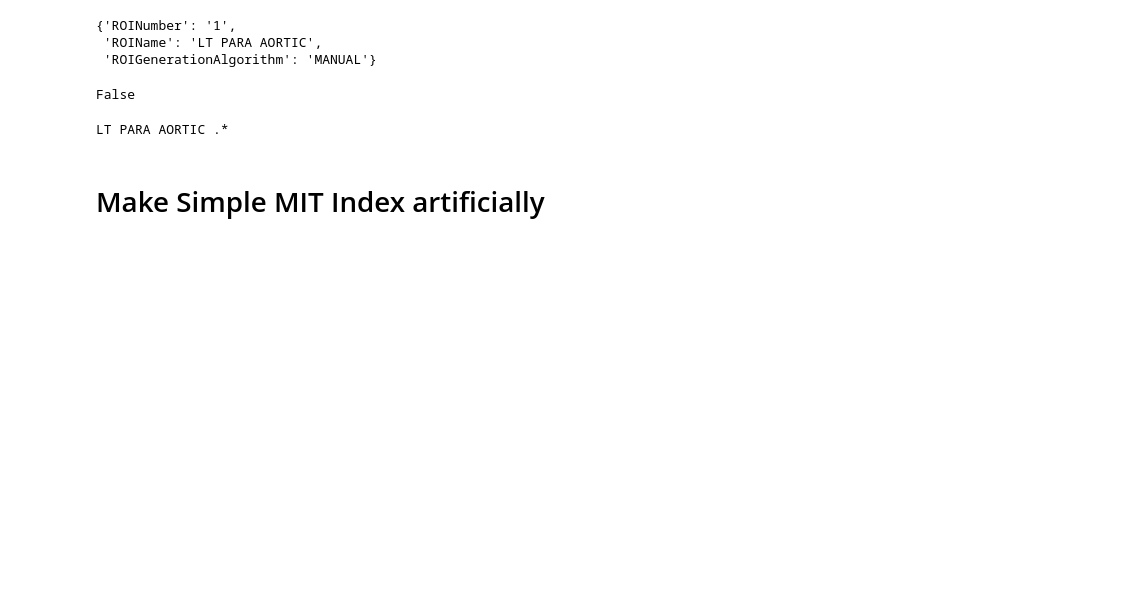
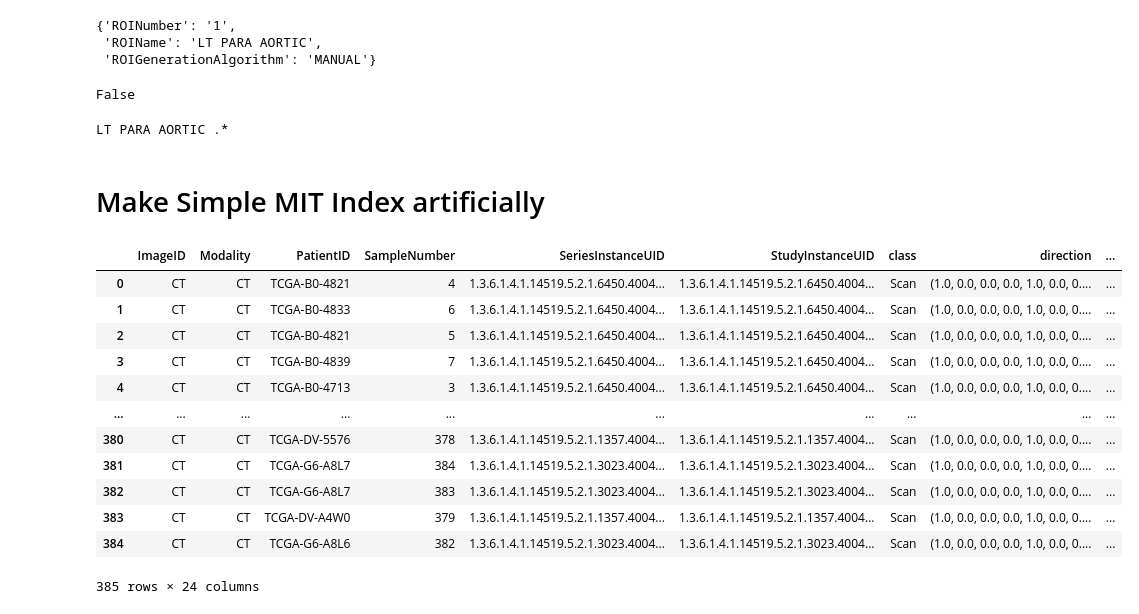
Before and after one commit to bhklab/readii_2_roqc, a Jupyter notebook: sandbox/get_seg_file_metadata.ipynb, the cells around one changed output. Drawn from its saved outputs; the diff is of its cells as text; code cells hidden in the pictures; blank space fills up the shorter version.

Commit message:
refactor: make simplie index generator more general

```diff
--- a/sandbox/get_seg_file_metadata.ipynb
+++ b/sandbox/get_seg_file_metadata.ipynb
@@ -112,10 +112,28 @@ LT PARA AORTIC .*
 # %%
 from imgtools.autopipeline import SIMPLIFIED_COLUMNS
 import pandas as pd
-path = dirs.PROCDATA / "TCIA_CPTAC-CCRCC" / "images" / "mit_CPTAC-CCRCC" / "mit_CPTAC-CCRCC_index.csv"
+
+dataset = "TCGA-KIRC"
+path = dirs.PROCDATA / f"TCIA_{dataset}" / "images" / f"mit_{dataset}" / f"mit_{dataset}_index.csv"
 
 mit_index = pd.read_csv(filepath_or_buffer= path)
 
-mit_index_simple = mit_index[SIMPLIFIED_COLUMNS]
+mit_index_simple = mit_index[mit_index.columns.intersection(SIMPLIFIED_COLUMNS)]
 
-mit_index_simple.to_csv(dirs.PROCDATA / "TCIA_CPTAC-CCRCC" / "images" / "mit_CPTAC-CCRCC" / "mit_CPTAC-CCRCC_index-simple.csv", index=False)
+mit_index_simple.to_csv(dirs.PROCDATA / f"TCIA_{dataset}" / "images" / f"mit_{dataset}" / f"mit_{dataset}_index-simple.csv", index=False)
+# %%
+mit_index_simple
+# %% [output]
+|  | ImageID | Modality | PatientID | SampleNumber | SeriesInstanceUID | StudyInstanceUID | class | direction | ... |
+| 0 | CT | CT | TCGA-B0-4821 | 4 | 1.3.6.1.4.1.14519.5.2.1.6450.4004... | 1.3.6.1.4.1.14519.5.2.1.6450.4004... | Scan | (1.0, 0.0, 0.0, 0.0, 1.0, 0.0, 0.... | ... |
+| 1 | CT | CT | TCGA-B0-4833 | 6 | 1.3.6.1.4.1.14519.5.2.1.6450.4004... | 1.3.6.1.4.1.14519.5.2.1.6450.4004... | Scan | (1.0, 0.0, 0.0, 0.0, 1.0, 0.0, 0.... | ... |
+| 2 | CT | CT | TCGA-B0-4821 | 5 | 1.3.6.1.4.1.14519.5.2.1.6450.4004... | 1.3.6.1.4.1.14519.5.2.1.6450.4004... | Scan | (1.0, 0.0, 0.0, 0.0, 1.0, 0.0, 0.... | ... |
+| 3 | CT | CT | TCGA-B0-4839 | 7 | 1.3.6.1.4.1.14519.5.2.1.6450.4004... | 1.3.6.1.4.1.14519.5.2.1.6450.4004... | Scan | (1.0, 0.0, 0.0, 0.0, 1.0, 0.0, 0.... | ... |
+| 4 | CT | CT | TCGA-B0-4713 | 3 | 1.3.6.1.4.1.14519.5.2.1.6450.4004... | 1.3.6.1.4.1.14519.5.2.1.6450.4004... | Scan | (1.0, 0.0, 0.0, 0.0, 1.0, 0.0, 0.... | ... |
+| ... | ... | ... | ... | ... | ... | ... | ... | ... | ... |
+| 380 | CT | CT | TCGA-DV-5576 | 378 | 1.3.6.1.4.1.14519.5.2.1.1357.4004... | 1.3.6.1.4.1.14519.5.2.1.1357.4004... | Scan | (1.0, 0.0, 0.0, 0.0, 1.0, 0.0, 0.... | ... |
+| 381 | CT | CT | TCGA-G6-A8L7 | 384 | 1.3.6.1.4.1.14519.5.2.1.3023.4004... | 1.3.6.1.4.1.14519.5.2.1.3023.4004... | Scan | (1.0, 0.0, 0.0, 0.0, 1.0, 0.0, 0.... | ... |
+| 382 | CT | CT | TCGA-G6-A8L7 | 383 | 1.3.6.1.4.1.14519.5.2.1.3023.4004... | 1.3.6.1.4.1.14519.5.2.1.3023.4004... | Scan | (1.0, 0.0, 0.0, 0.0, 1.0, 0.0, 0.... | ... |
+| 383 | CT | CT | TCGA-DV-A4W0 | 379 | 1.3.6.1.4.1.14519.5.2.1.1357.4004... | 1.3.6.1.4.1.14519.5.2.1.1357.4004... | Scan | (1.0, 0.0, 0.0, 0.0, 1.0, 0.0, 0.... | ... |
+| 384 | CT | CT | TCGA-G6-A8L6 | 382 | 1.3.6.1.4.1.14519.5.2.1.3023.4004... | 1.3.6.1.4.1.14519.5.2.1.3023.4004... | Scan | (1.0, 0.0, 0.0, 0.0, 1.0, 0.0, 0.... | ... |
+385 rows × 24 columns
```
